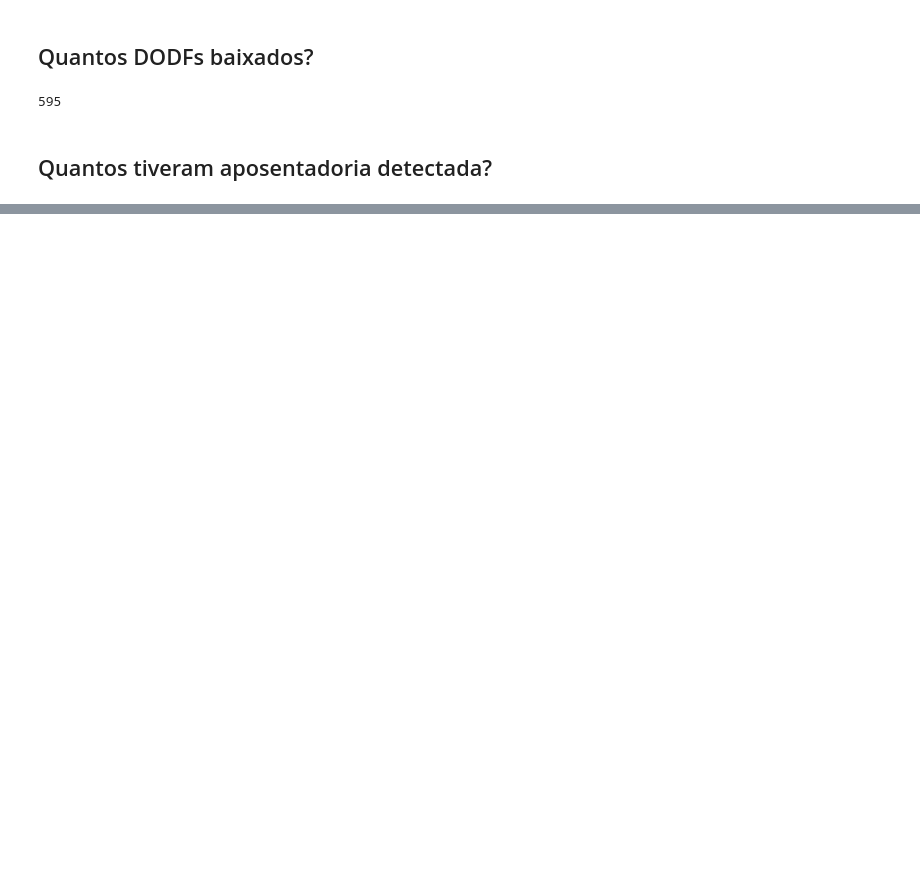
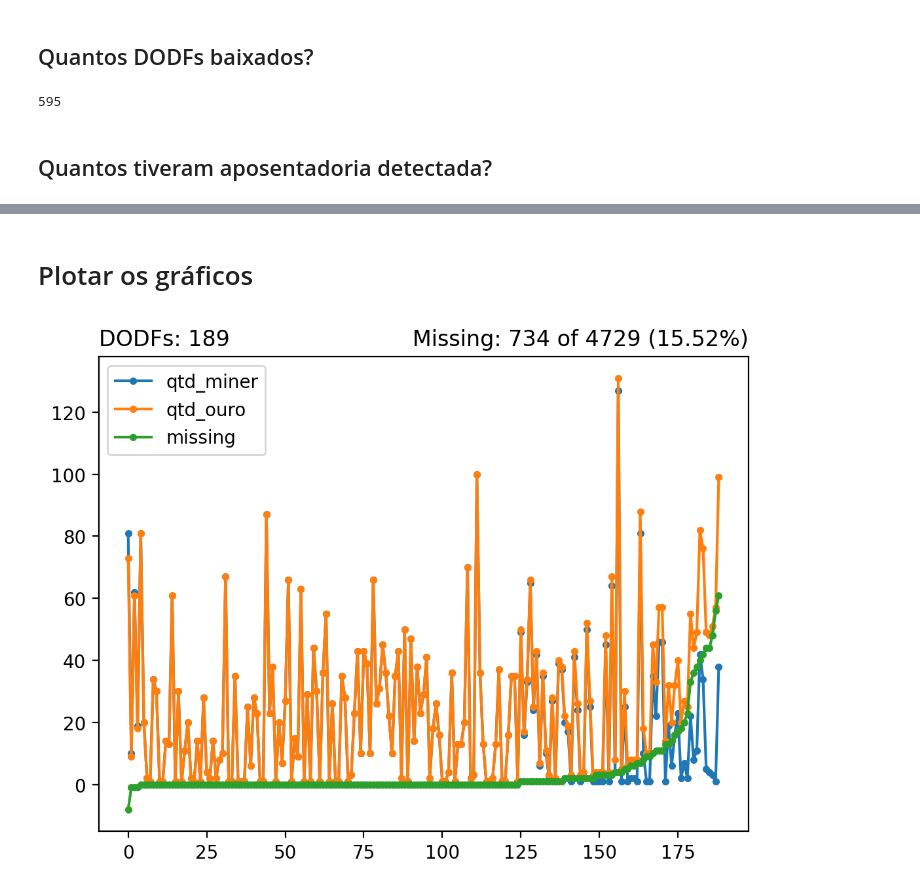
Before and after one commit to UnB-KnEDLe/experiments, a Jupyter notebook: members/maffei/aposentadoria-ouro-comparacao/extract-dodfminer-dodfs_flat.ipynb, the cells around one changed output, grey strips where cells are left out. Drawn from its saved outputs; the diff is of its cells as text; code cells hidden in the pictures; blank space fills up the shorter version.

Commit message:
plot quantitativo ok

```diff
--- a/members/maffei/aposentadoria-ouro-comparacao/extract-dodfminer-dodfs_flat.ipynb
+++ b/members/maffei/aposentadoria-ouro-comparacao/extract-dodfminer-dodfs_flat.ipynb
@@ -58,11 +38,9 @@ len(dodfs_txt)
 ## Quantos tiveram aposentadoria detectada?
 # %%
 %%time
-dodfs_ext = [Retirements(i, 'regex') for i in dodfs_txt]
+dodfs_ext = [Retirements(i, 'regex') for i in dodfs_text]
+
 df['has_act'] = [not i.data_frame.empty for i in dodfs_ext]
-dodfs_ext = [i for i in dodfs_ext if not i.data_frame.empty]
-print(
-    "TOTAL DE ARQUIVOS COM APOSENTADORIAS:",
-    df[~df.has_act].shape[0]
-)
+df['qtd_miner'] = [i.data_frame.shape[0] for i in dodfs_ext]
+print("TOTAL DE ARQUIVOS COM APOSENTADORIAS:", df[df.has_act].shape[0])
 # %% [output]
@@ -318,0 +81,7 @@ df_bad
+# %%
+# `sum` por causa de ('2019-04-05', 65) que
+# parece ter pego de dois DODFs com msm numero e data, mas
+# de tipos de edição diferentes
+df_common = pd.read_csv('date-num-plot.csv', index_col=False)
+df_common = pd.read_csv('date-num-plot.csv', index_col=False)
+df_common.set_index(['date', 'num'], inplace=True)
@@ -318,0 +90,10 @@ df_bad
+# %%
+miner_df = gp_miner.copy().groupby(dncols).sum().loc[
+    df_common.index
+]
+ouro_df = gp_ouro.loc[df_common.index]
+assert miner_df.shape == ouro_df.shape
+assert np.all(miner_df.index == ouro_df.index)
+# %%
+df_compare = miner_df.join([ouro_df])
+df_compare.sample(3)
@@ -318,0 +108,17 @@ df_bad
+# %% [markdown]
+# Plotar os gráficos
+# %%
+df_compare['missing'] = df_compare.qtd_ouro - df_compare.qtd_miner
+df_compare.sort_values('missing', inplace=True)
+plt.figure(figsize=(6.4, 4.8), dpi=200)
+for c in df_compare.columns:
+    plt.plot(range(df_compare.shape[0]), df_compare[c], marker='.')
+plt.legend(df_compare.columns);
+plt.title(
+    f'Missing: {df_compare.missing.sum()} of {df_compare.qtd_ouro.sum()}'
+    f' ({(df_compare.missing.sum()/df_compare.qtd_ouro.sum())*100:.2f}%)',
+    loc='right');
+plt.title(f'DODFs: {df_compare.shape[0]}', loc='left')
+plt.show()
+# %% [output]
+[figure, added]
```
Also changed, not shown: parts of 37 cells of this notebook.
